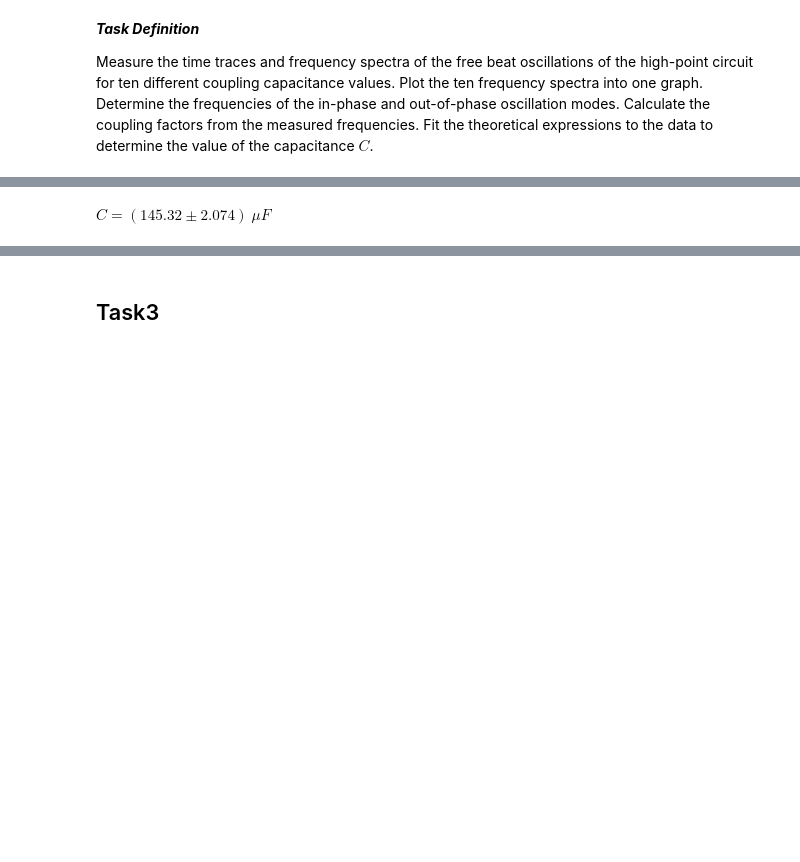
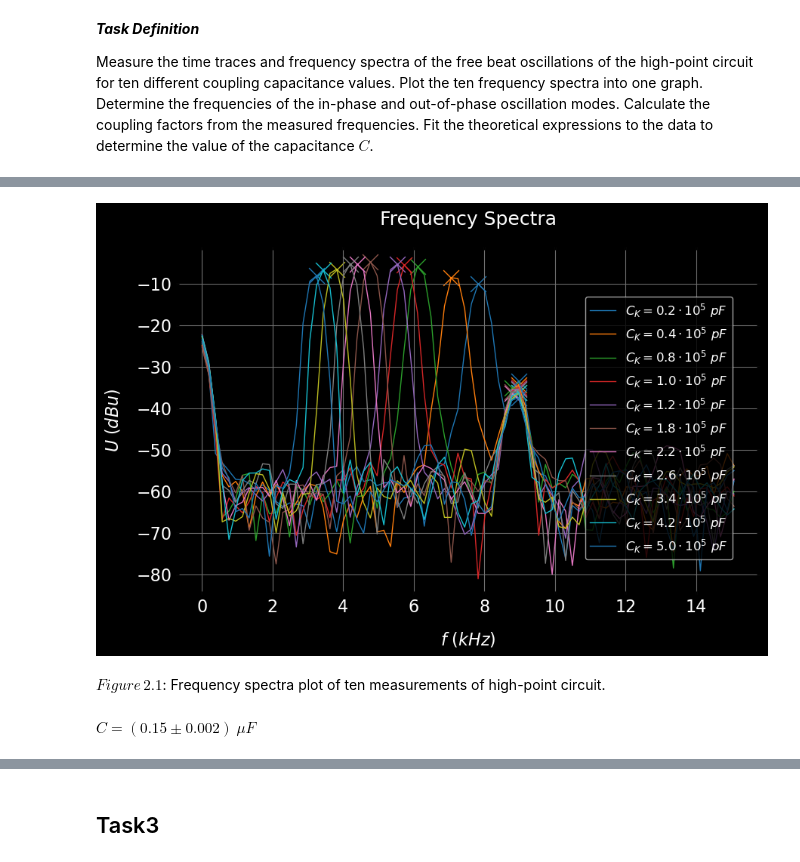
Before and after one commit to edhar98/Lab2, a Jupyter notebook: E17E/E17e Lab Reprot.ipynb, the cells around one changed output, grey strips where cells are left out. Cells and saved outputs as stored; diff of their text form; code cells hidden in the pictures; blank space fills up the shorter version.

```diff
--- a/E17E/E17e Lab Reprot.ipynb
+++ b/E17E/E17e Lab Reprot.ipynb
@@ -176,13 +106,59 @@ $Figure\, 2.1$: Frequency spectra plot of ten measurements of high-point circuit
+# %%
+# Data Preprocessing
+task_dir = data_dir + 'Task2/csv/'
+C_k_l = [] # capacitance in Farads
+C_k_str_l = []
+df_l = []
+
+for path in os.listdir(task_dir):
+    s = re.findall('.*pF', path)[0]
+    C_k_str_l.append(s)
+    r = float(''.join(s[:-2]))
+    C_k_l.append(r) # pF
+    df = pd.read_csv(task_dir + path, delimiter=';', skiprows=1, dtype=np.float64, decimal=',')
+    df.columns = ['Frequency', 'Voltage']
+    df_l.append(df)
+# %%
+f_in_l = [] # in kHz
+f_out_l = [] # in kHz
+w_in_l = [] # in rad * Hz
+w_out_l = [] # in rad * Hz
+for i in range(len(C_k_l)):
+
+    label_s = r'$C_K = %s \cdot 10^{%s} ~pF$' % (C_k_str_l[i][:-4], C_k_str_l[i][-3])
+
+    x = np.array(df_l[i]['Frequency'])
+    y = np.array(df_l[i]['Voltage'])
+
+    peaks, _ = find_peaks(y[:80], height=-40)
+    f_in_l.append(x[peaks][0])
+    f_out_l.append(x[peaks][1])
+    w_in_l.append(x[peaks][0]*1e3*2*np.pi)
+    w_out_l.append(x[peaks][1]*1e3*2*np.pi)
+
+    plt.scatter(x[peaks], y[peaks], marker='x')
+    plt.plot(x[:80], y[:80], label=label_s)
+
+plt.title(r'Frequency Spectra')
+plt.xlabel(r'$f$ ($kHz$)')
+plt.ylabel(r'$U$ ($dBu$)')
+plt.legend(loc=(0.7,0.1))
+plt.grid(True)
+plt.show()
+dy(Lx(r'$Figure\, 2.1$: Frequency spectra plot of ten measurements of high-point circuit.'))
+# %% [output]
+[figure, added]
+$Figure\, 2.1$: Frequency spectra plot of ten measurements of high-point circuit.
 # %%
 def k_fit(c_k_arg, c_arg):
     return c_k_arg/(c_k_arg + c_arg)
-# %%
-w_in_arr = np.array(w_in_l)
-w_out_arr = np.array(w_out_l)
-k_l_arr = (w_out_arr**2 - w_in_arr**2)/(w_out_arr**2 + w_in_arr**2)
-fit = curve_fit(k_fit, np.array(C_k_l), k_l_arr)
-C = fit[0][0]
-u_C = np.sqrt(fit[1][0][0])
-dy(Lx(r'$C = (%.2f \pm %.3f) ~\mu F$' % (C*1e6, u_C*1e6)))
-# %% [output]
-$C = (145.32 \pm 2.074) ~\mu F$
+# %%
+w_in_arr = np.array(w_in_l)
+w_out_arr = np.array(w_out_l)
+k_l_arr = (w_out_arr**2 - w_in_arr**2)/(w_out_arr**2 + w_in_arr**2)
+fit = curve_fit(k_fit, np.array(C_k_l), k_l_arr)
+C = fit[0][0]
+u_C = np.sqrt(fit[1][0][0])
+dy(Lx(r'$$C = (%.2f \pm %.3f) ~\mu F$$' % (C*1e-6, u_C*1e-6))) # in microF
+# %% [output]
+$C = (0.15 \pm 0.002) ~\mu F$
```
Also changed, not shown: parts of 19 cells of this notebook.
